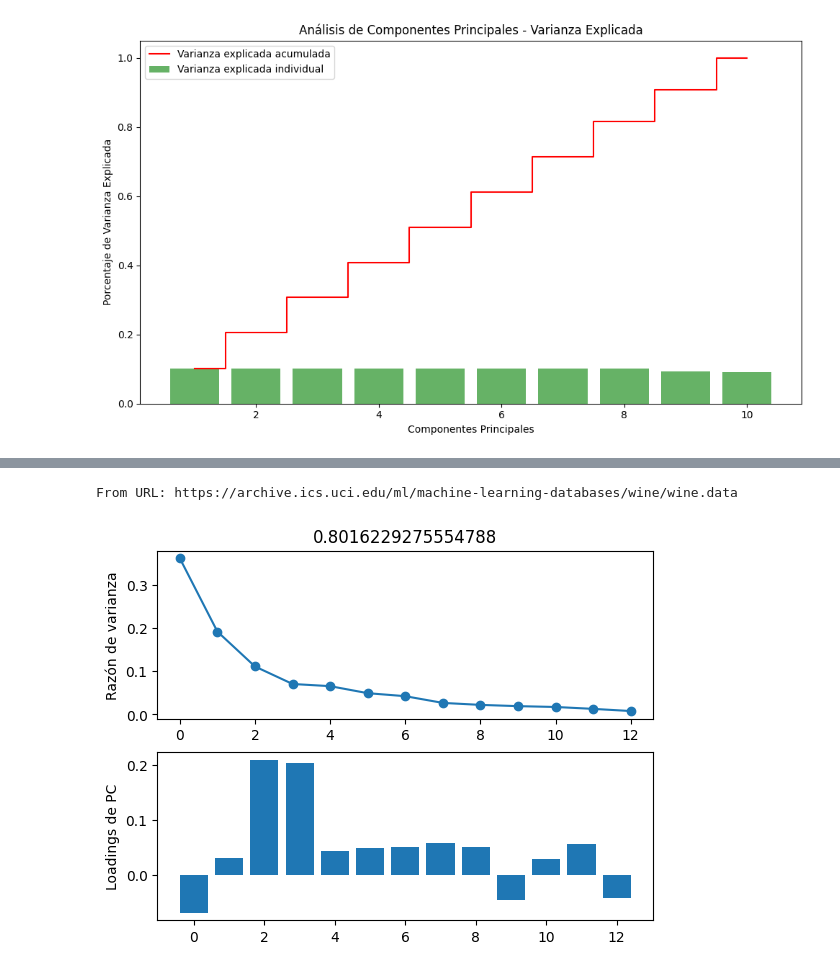
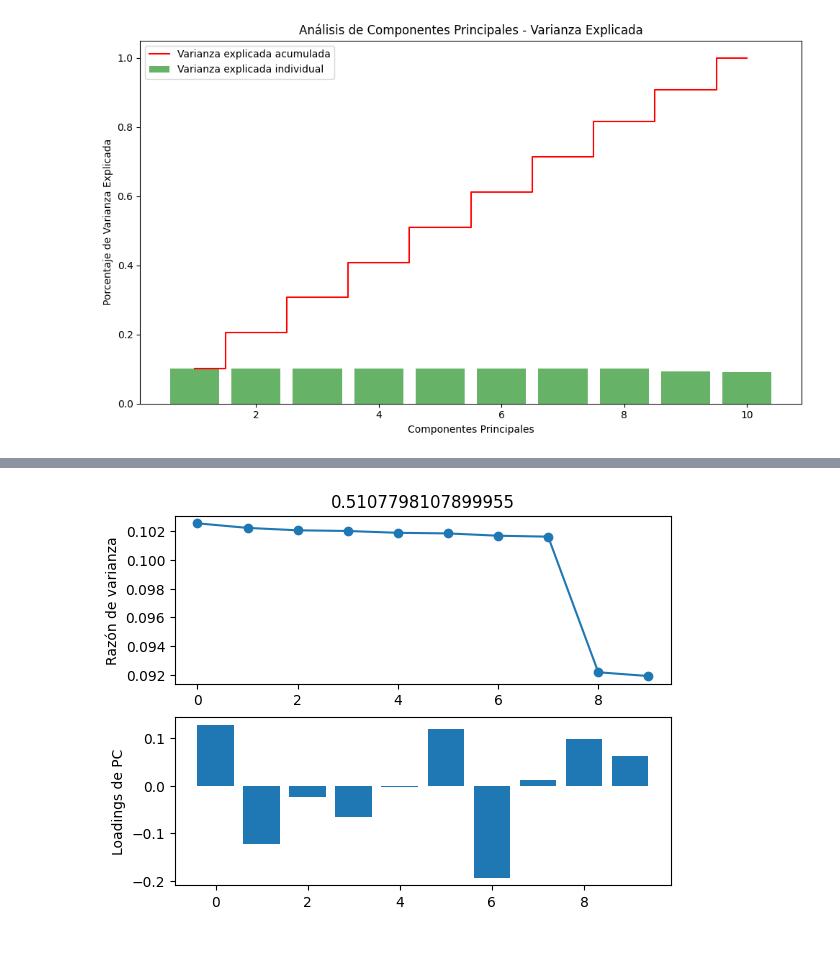
Before and after one commit to tsbedoya/ELE-Machine-Learning, a Jupyter notebook: repo/PokerHand.ipynb, the cells around one changed output, grey strips where cells are left out. Saved outputs shown, nothing was run; the diff lists cells and outputs as text; code cells hidden in the pictures.

```diff
--- a/repo/PokerHand.ipynb
+++ b/repo/PokerHand.ipynb
@@ -135,34 +121,11 @@ plt.show()
-# %%
-s = 'https://archive.ics.uci.edu/ml/'\
-'machine-learning-databases/wine/wine.data'
-#'machine-learning-databases/iris/iris.data'
-print('From URL:', s)
-df = pd.read_csv(s, header=None)
-df.columns = ['Class label', 'Alcohol',
-					'Malic acid', 'Ash',
-					'Alcalinity of ash', 'Magnesium',
-					'Total phenols', 'Flavanoids',
-					'Nonflavanoid phenols',
-					'Proanthocyanins',
-					'Color intensity', 'Hue',
-					'OD280/OD315 of diluted wines',
-					'Proline']
-X = df.iloc[:,1:].values
-Xnorm = (X-np.mean(X, axis=0))/np.std(X, axis=0)
-pca = PCA(n_components=None)
-Xpca = pca.fit_transform(Xnorm)
-pilambda = pca.explained_variance_ratio_
-Xloadings = pca.components_.T * np.sqrt(pilambda)
-# print(pilambda, Xpca.shape)
-plt.subplot(211)
-# plt.bar(range(13),pilambda)
-plt.plot(range(13),pilambda,'o-')
-plt.ylabel('Razón de varianza')
-plt.title(np.sum(pilambda[0:5]))
-plt.subplot(212)
-plt.bar(range(13),Xloadings[:,2])
-plt.ylabel('Loadings de PC')
-plt.show()
-# %% [output]
-From URL: https://archive.ics.uci.edu/ml/machine-learning-databases/wine/wine.data
-[figure, removed]
+# %%
+plt.subplot(211)
+plt.plot(range(X.shape[1]),pilambda,'o-')
+plt.ylabel('Razón de varianza')
+plt.title(np.sum(pilambda[0:5]))
+plt.subplot(212)
+plt.bar(range(X.shape[1]),Xloadings[:,2])
+plt.ylabel('Loadings de PC')
+plt.show()
+# %% [output]
+[figure, added]
```
Also changed, not shown: parts of 1 cell of this notebook.
